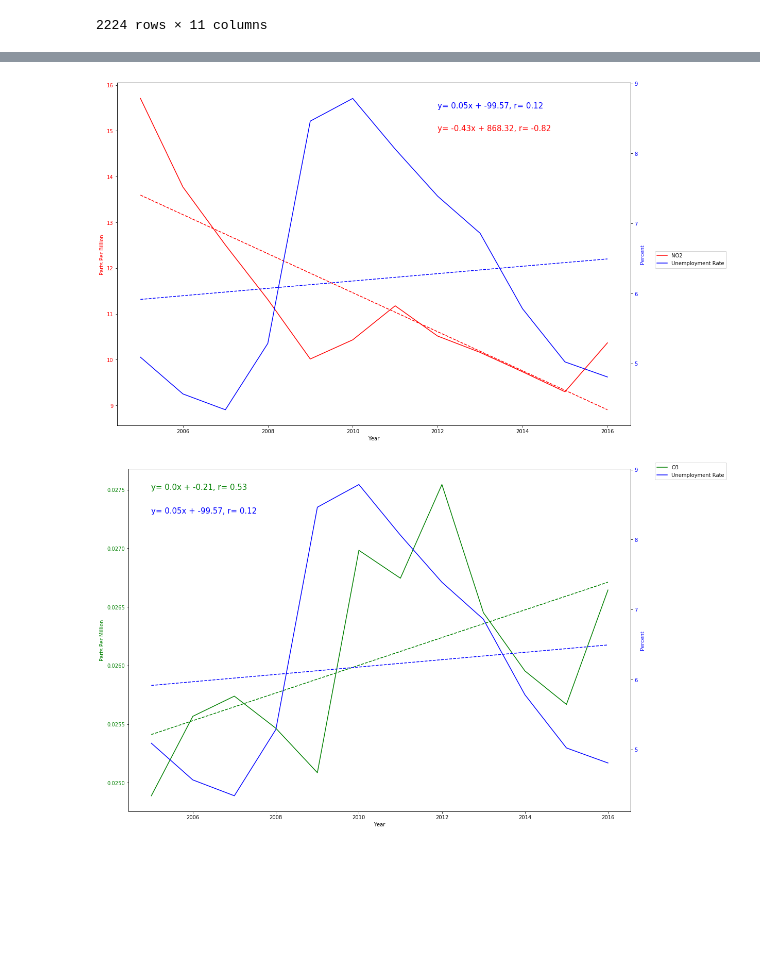
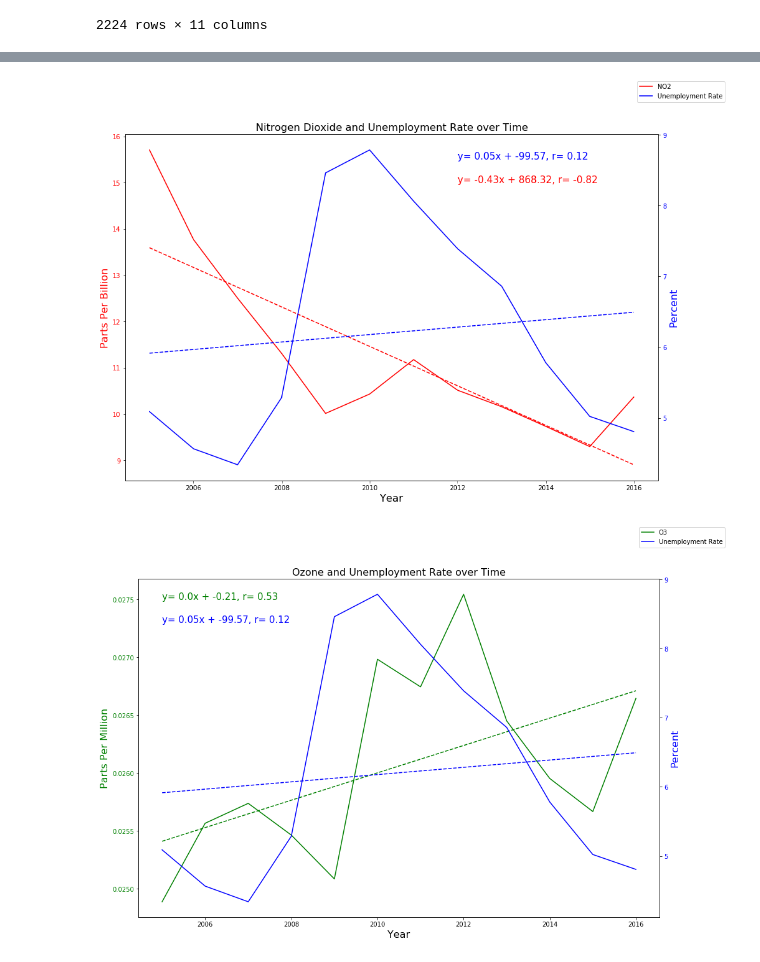
Before and after one commit to AshRC17/Project-1, a Jupyter notebook: Unemployment and Pollutant Charts.ipynb, the cells around one changed output, grey strips where cells are left out. Saved outputs shown, nothing was run; the diff lists cells and outputs as text; code cells hidden in the pictures; blank space fills up the shorter version.

Commit message:
updated images

```diff
--- a/Unemployment and Pollutant Charts.ipynb
+++ b/Unemployment and Pollutant Charts.ipynb
@@ -80,33 +80,32 @@ def linear_regression_eq(x, y):
 # %%
 no2_line = linear_regression(employ_pollutant_year.index, employ_pollutant_year["Average of NO2 Mean"])
 employ_line = linear_regression(employ_pollutant_year.index, employ_pollutant_year["Value"])
 
 no2_line_eq = linear_regression_eq(employ_pollutant_year.index, employ_pollutant_year["Average of NO2 Mean"])
 employ_line_eq = linear_regression_eq(employ_pollutant_year.index, employ_pollutant_year["Value"])
 
 fig, ax1 = plt.subplots(figsize=(15,10))
 
 color = 'red'
-ax1.set_xlabel('Year')
-ax1.set_ylabel('Parts Per Billion', color=color)
+ax1.set_xlabel('Year',fontsize = 16)
+ax1.set_ylabel('Parts Per Billion', fontsize = 16, color=color)
 ax1.plot(employ_pollutant_year.index, employ_pollutant_year["Average of NO2 Mean"], color=color, label = "NO2")
 ax1.tick_params(axis='y', labelcolor=color)
 ax1.plot(employ_pollutant_year.index,no2_line,color = 'red', linestyle = '--')
 ax1.annotate(no2_line_eq, (2012,15), fontsize = 15, color = "red")
 ax1.annotate(employ_line_eq, (2012,15.5), fontsize = 15, color = "blue")
 ax2 = ax1.twinx()
 color = 'blue'
-ax2.set_ylabel('Percent', color=color)
+ax2.set_ylabel('Percent', color=color, fontsize = 16)
 ax2.plot(employ_pollutant_year.index, employ_pollutant_year["Value"], color=color, label = "Unemployment Rate")
 ax2.tick_params(axis='y', labelcolor=color)
 ax2.plot(employ_pollutant_year.index,employ_line,'b--')
-fig.legend(loc='center left', bbox_to_anchor=(1.0, 0.5))
-fig.tight_layout()
+fig.legend(loc='upper right')
+plt.title("Nitrogen Dioxide and Unemployment Rate over Time", fontsize = 16)
 plt.show()
-
 fig.savefig('Images/NO2_vs_Unemployment.png')
 # %% [output]
-[figure, old version]
+[figure, new version]
 # %%
 O3_line = linear_regression(employ_pollutant_year.index, employ_pollutant_year["Average of O3 Mean"])
 employ_line = linear_regression(employ_pollutant_year.index, employ_pollutant_year["Value"])
@@ -116,8 +115,8 @@ O3_line_eq = linear_regression_eq(employ_pollutant_year.index, employ_pollutant_
 fig, ax1 = plt.subplots(figsize=(15,10))
 
 color = 'green'
-ax1.set_xlabel('Year')
-ax1.set_ylabel('Parts Per Million', color=color)
+ax1.set_xlabel('Year', fontsize = 16)
+ax1.set_ylabel('Parts Per Million', color=color, fontsize = 16)
 ax1.plot(employ_pollutant_year.index, employ_pollutant_year["Average of O3 Mean"], color=color, label = "O3")
 ax1.tick_params(axis='y', labelcolor=color)
 ax1.plot(employ_pollutant_year.index,O3_line, color = 'green', linestyle = '--')
@@ -126,17 +125,17 @@ ax1.annotate(employ_line_eq, (2005,0.0273), fontsize = 15, color = "blue")
 ax2 = ax1.twinx()
 
 color = 'blue'
-ax2.set_ylabel('Percent', color=color)
+ax2.set_ylabel('Percent', color=color, fontsize = 16)
 ax2.plot(employ_pollutant_year.index, employ_pollutant_year["Value"], color=color, label = "Unemployment Rate")
 ax2.tick_params(axis='y', labelcolor=color)
 ax2.plot(employ_pollutant_year.index,employ_line, 'b--')
-fig.legend(loc='upper left', bbox_to_anchor=(1, 1))
-fig.tight_layout()
+fig.legend(loc='upper right')
+plt.title("Ozone and Unemployment Rate over Time", fontsize = 16)
 plt.show()
 
 fig.savefig('Images/O3_vs_Unemployment.png')
 # %% [output]
-[figure, old version]
+[figure, new version]
 # %%
 SO2_line = linear_regression(employ_pollutant_year.index, employ_pollutant_year["Average of SO2 Mean"])
 employ_line = linear_regression(employ_pollutant_year.index, employ_pollutant_year["Value"])
```
Also changed, not shown: parts of 2 cells of this notebook, 4 other files.
